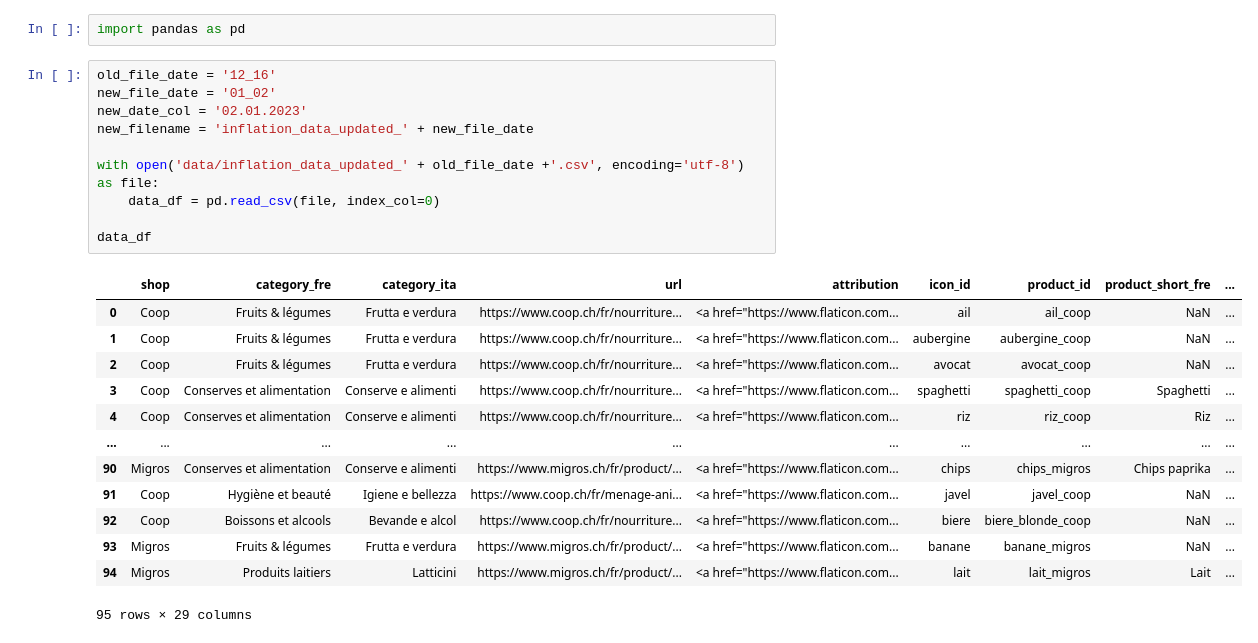
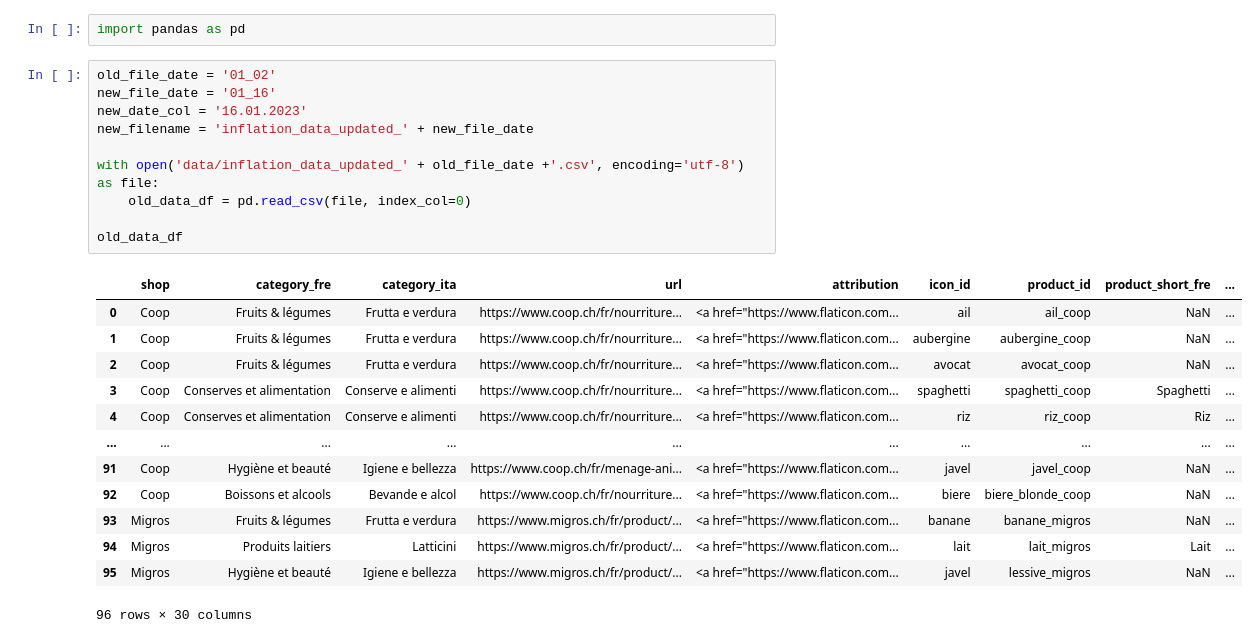
Before and after one commit to cgcrts/viz_inflation, a Jupyter notebook: data_processing.ipynb, the cells around one changed output. Cells and saved outputs as stored; diff of their text form.

```diff
--- a/data_processing.ipynb
+++ b/data_processing.ipynb
@@ -1,28 +1,28 @@
 # %%
 import pandas as pd
 # %%
-old_file_date = '12_16'
-new_file_date = '01_02'
-new_date_col = '02.01.2023'
+old_file_date = '01_02'
+new_file_date = '01_16'
+new_date_col = '16.01.2023'
 new_filename = 'inflation_data_updated_' + new_file_date
 
 with open('data/inflation_data_updated_' + old_file_date +'.csv', encoding='utf-8') as file:
-    data_df = pd.read_csv(file, index_col=0)
+    old_data_df = pd.read_csv(file, index_col=0)
 
-data_df
+old_data_df
 # %% [output]
 |  | shop | category_fre | category_ita | url | attribution | icon_id | product_id | product_short_fre | ... |
 | 0 | Coop | Fruits & légumes | Frutta e verdura | https://www.coop.ch/fr/nourriture... | <a href="https://www.flaticon.com... | ail | ail_coop | NaN | ... |
 | 1 | Coop | Fruits & légumes | Frutta e verdura | https://www.coop.ch/fr/nourriture... | <a href="https://www.flaticon.com... | aubergine | aubergine_coop | NaN | ... |
 | 2 | Coop | Fruits & légumes | Frutta e verdura | https://www.coop.ch/fr/nourriture... | <a href="https://www.flaticon.com... | avocat | avocat_coop | NaN | ... |
 | 3 | Coop | Conserves et alimentation | Conserve e alimenti | https://www.coop.ch/fr/nourriture... | <a href="https://www.flaticon.com... | spaghetti | spaghetti_coop | Spaghetti | ... |
 | 4 | Coop | Conserves et alimentation | Conserve e alimenti | https://www.coop.ch/fr/nourriture... | <a href="https://www.flaticon.com... | riz | riz_coop | Riz | ... |
 | ... | ... | ... | ... | ... | ... | ... | ... | ... | ... |
-| 90 | Migros | Conserves et alimentation | Conserve e alimenti | https://www.migros.ch/fr/product/... | <a href="https://www.flaticon.com... | chips | chips_migros | Chips paprika | ... |
 | 91 | Coop | Hygiène et beauté | Igiene e bellezza | https://www.coop.ch/fr/menage-ani... | <a href="https://www.flaticon.com... | javel | javel_coop | NaN | ... |
 | 92 | Coop | Boissons et alcools | Bevande e alcol | https://www.coop.ch/fr/nourriture... | <a href="https://www.flaticon.com... | biere | biere_blonde_coop | NaN | ... |
 | 93 | Migros | Fruits & légumes | Frutta e verdura | https://www.migros.ch/fr/product/... | <a href="https://www.flaticon.com... | banane | banane_migros | NaN | ... |
 | 94 | Migros | Produits laitiers | Latticini | https://www.migros.ch/fr/product/... | <a href="https://www.flaticon.com... | lait | lait_migros | Lait | ... |
+| 95 | Migros | Hygiène et beauté | Igiene e bellezza | https://www.migros.ch/fr/product/... | <a href="https://www.flaticon.com... | javel | lessive_migros | NaN | ... |
-95 rows × 29 columns
+96 rows × 30 columns
 # %%
 with open('data/inflation_data_' + new_file_date + '.csv', encoding='utf-8') as file:
```
Also changed, not shown: parts of 7 cells of this notebook, 5 other files.
